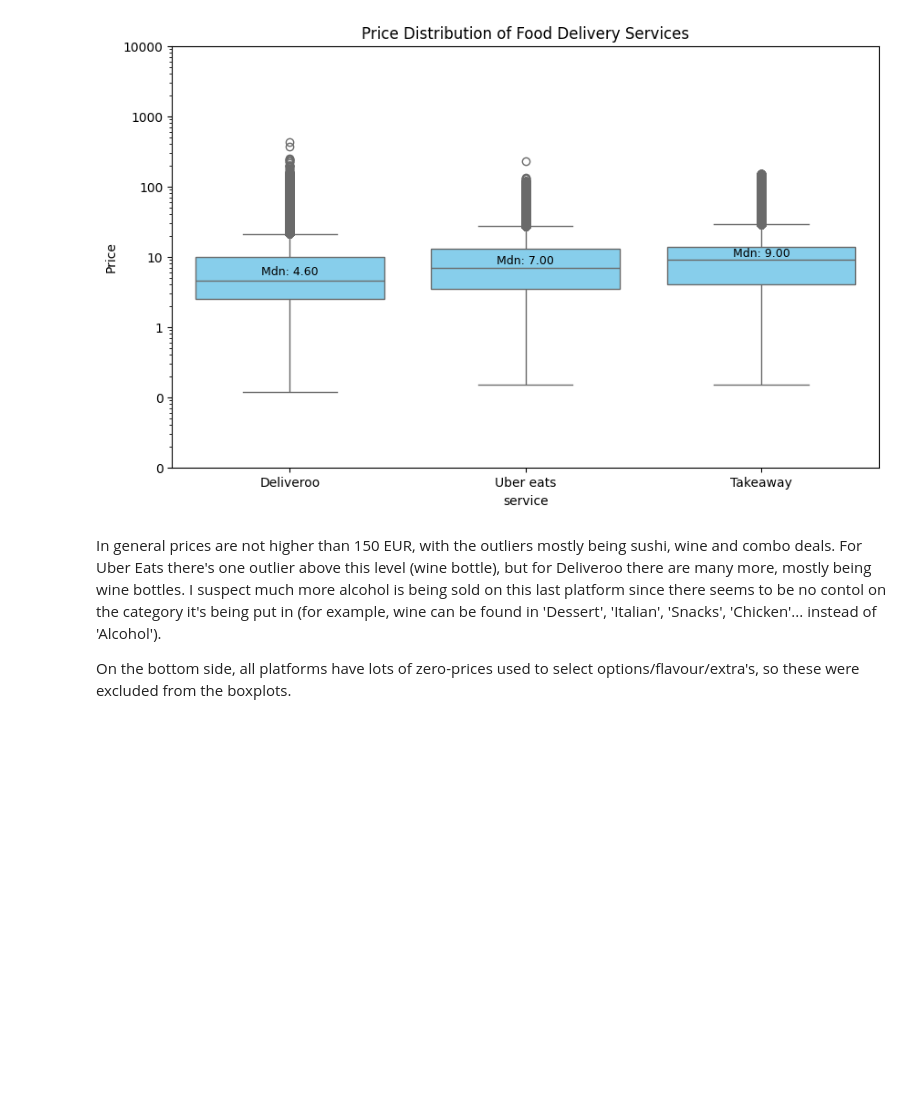
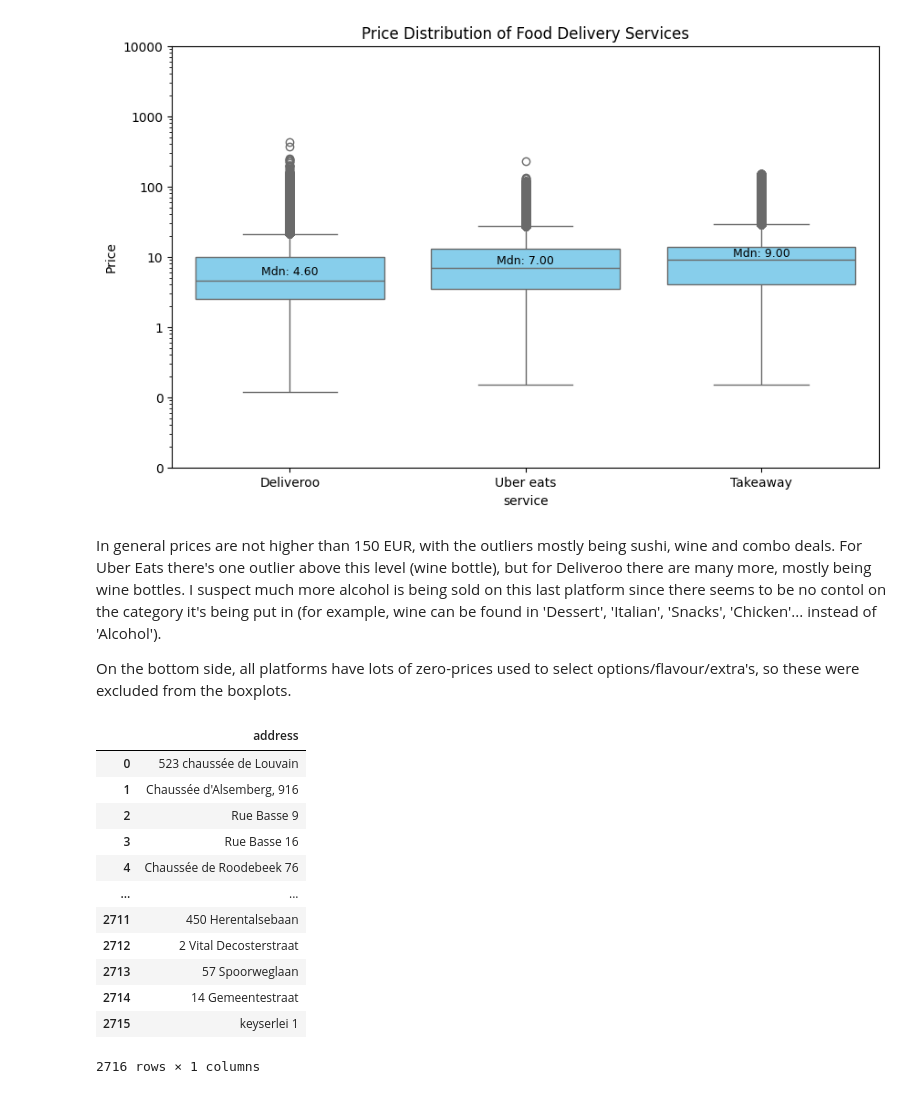
Before and after one commit to lefmannetje/Project-SQL, a Jupyter notebook: code-space/Maarten.ipynb, the cells around one changed output. Saved outputs shown, nothing was run; the diff lists cells and outputs as text; code cells hidden in the pictures; blank space fills up the shorter version.

```diff
--- a/code-space/Maarten.ipynb
+++ b/code-space/Maarten.ipynb
@@ -91,3 +91,63 @@ For Uber Eats there's one outlier above this level (wine bottle), but for Delive
 I suspect much more alcohol is being sold on this last platform since there seems to be no contol on the category it's being put in (for example, wine can be found in 'Dessert', 'Italian', 'Snacks', 'Chicken'... instead of 'Alcohol').
 
 On the bottom side, all platforms have lots of zero-prices used to select options/flavour/extra's, so these were excluded from the boxplots.
+# %%
+
+query4 = """
+    ATTACH DATABASE '../databases/takeaway.db' AS takeaway;
+    ATTACH DATABASE '../databases/deliveroo.db' AS deliveroo;
+    ATTACH DATABASE '../databases/ubereats.db' AS ubereats;
+
+    SELECT t.name, t.postal_code, d.name, d.postal_code, u.name, u.postal_code
+    FROM takeaway.restaurants AS t
+    INNER JOIN deliveroo.restaurants AS d
+        ON t.name = d.name AND t.postal_code = d.postal_code
+    INNER JOIN ubereats.restaurants AS u
+        ON t.name = u.name AND t.postal_code = u.postal_code;
+"""
+
+query = """
+    SELECT
+        DISTINCT location__city
+    FROM
+        restaurants
+    where location__city = 'Gent' OR location__city = 'Ghent'
+"""
+
+df_ubereats = query_db(ubereats_db, query)
+
+query = """
+    SELECT
+        city
+    FROM
+        restaurants
+    where city = 'Gent'
+
+"""
+
+df_takeaway = query_db(takeaway_db, query)
+
+query = """
+    SELECT
+        address
+    FROM
+        restaurants
+
+"""
+df_deliveroo = query_db(deliveroo_db, query)
+
+display(df_deliveroo)
+# %% [output]
+|  | address |
+| 0 | 523 chaussée de Louvain |
+| 1 | Chaussée d'Alsemberg, 916 |
+| 2 | Rue Basse 9 |
+| 3 | Rue Basse 16 |
+| 4 | Chaussée de Roodebeek 76 |
+| ... | ... |
+| 2711 | 450 Herentalsebaan |
+| 2712 | 2 Vital Decosterstraat |
+| 2713 | 57 Spoorweglaan |
+| 2714 | 14 Gemeentestraat |
+| 2715 | keyserlei 1 |
+2716 rows × 1 columns
```
